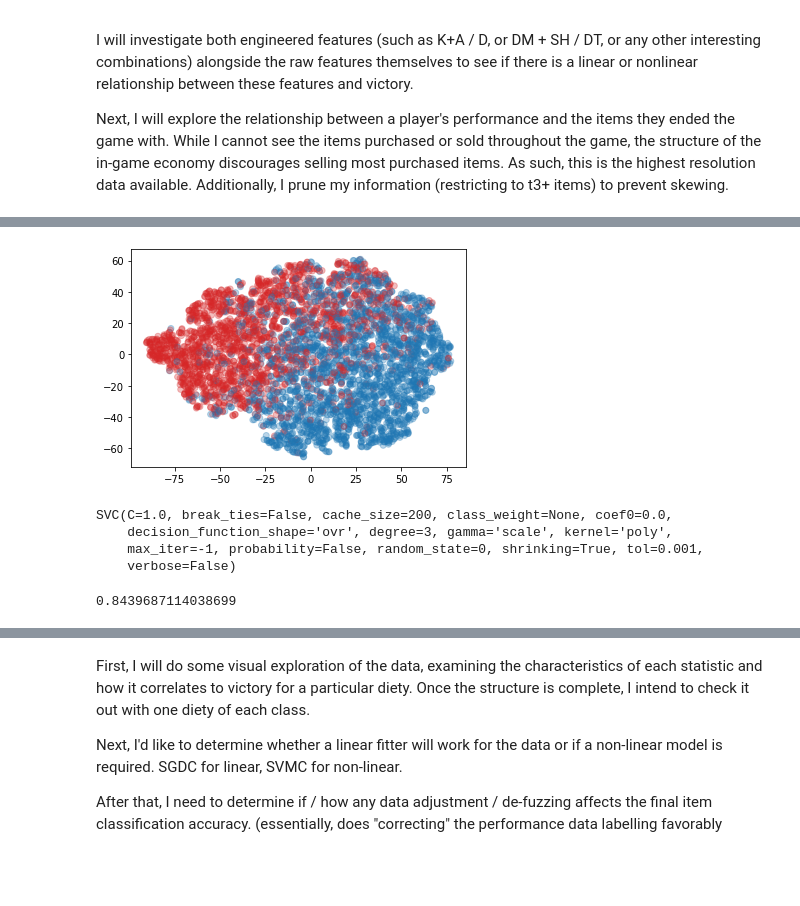
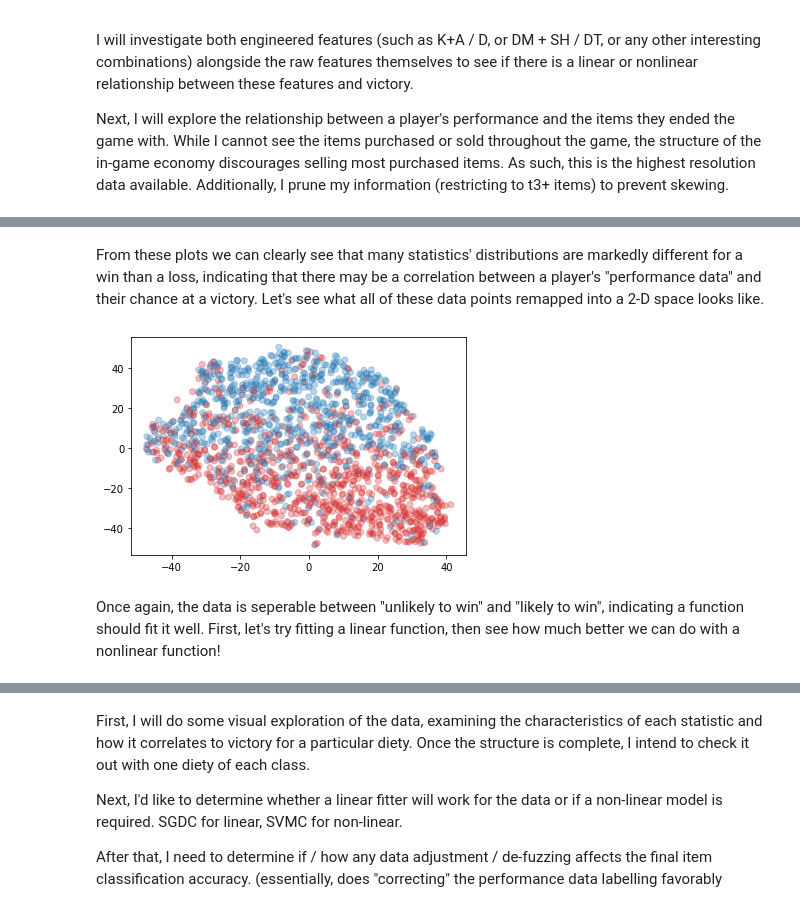
Before and after one commit to JackStillwell/SmiteBuilder, a Jupyter notebook: methodology.ipynb, the cells around one changed output, grey strips where cells are left out. Drawn from its saved outputs; the diff is of its cells as text; code cells hidden in the pictures; blank space fills up the shorter version.

```diff
--- a/methodology.ipynb
+++ b/methodology.ipynb
@@ -90,25 +144,16 @@ for col in col_names:
+# %% [markdown]
+From these plots we can clearly see that many statistics' distributions are markedly different for a win than a loss, indicating that there may be a correlation between a player's "performance data" and their chance at a victory. Let's see what all of these data points remapped into a 2-D space looks like.
 # %%
-two_d = TSNE(random_state=0).fit_transform(data[:,1:-1])
+two_d = TSNE(random_state=0, n_jobs=-1).fit_transform(df.values[:,1:-1])
 # %%
 plt.cla()
 x = [x[0] for x in two_d]
 y = [y[1] for y in two_d]
-c = ['tab:blue' if e == 1 else 'tab:red' for e in win_label]
+c = ['tab:blue' if e == 1 else 'tab:red' for e in df.values[:,-1]]
 plt.scatter(x,y, c=c, alpha=0.3)
 # plt.legend()
 plt.show()
 # %% [output]
-[figure, old version]
+[figure, new version]
-# %%
-svm = SVC(kernel='poly', random_state=0)
-svm.fit(data[:,:-1], win_label.ravel())
-# %% [output]
-SVC(C=1.0, break_ties=False, cache_size=200, class_weight=None, coef0=0.0,
-    decision_function_shape='ovr', degree=3, gamma='scale', kernel='poly',
-    max_iter=-1, probability=False, random_state=0, shrinking=True, tol=0.001,
-    verbose=False)
-# %%
-new_l = svm.predict(data[:,:-1])
-svm.score(data[:,:-1], win_label)
-# %% [output]
-0.8439687114038699
+# %% [markdown]
+Once again, the data is seperable between "unlikely to win" and "likely to win", indicating a function should fit it well. First, let's try fitting a linear function, then see how much better we can do with a nonlinear function!
```
Also changed, not shown: parts of 24 cells of this notebook.
